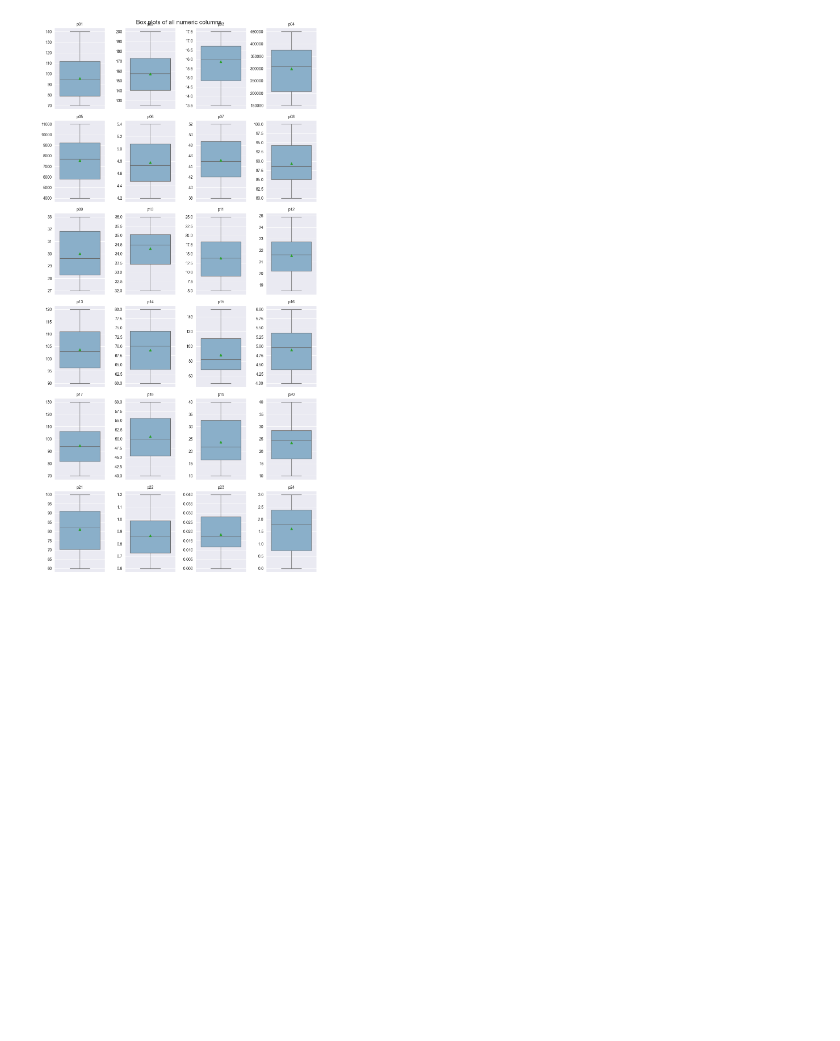
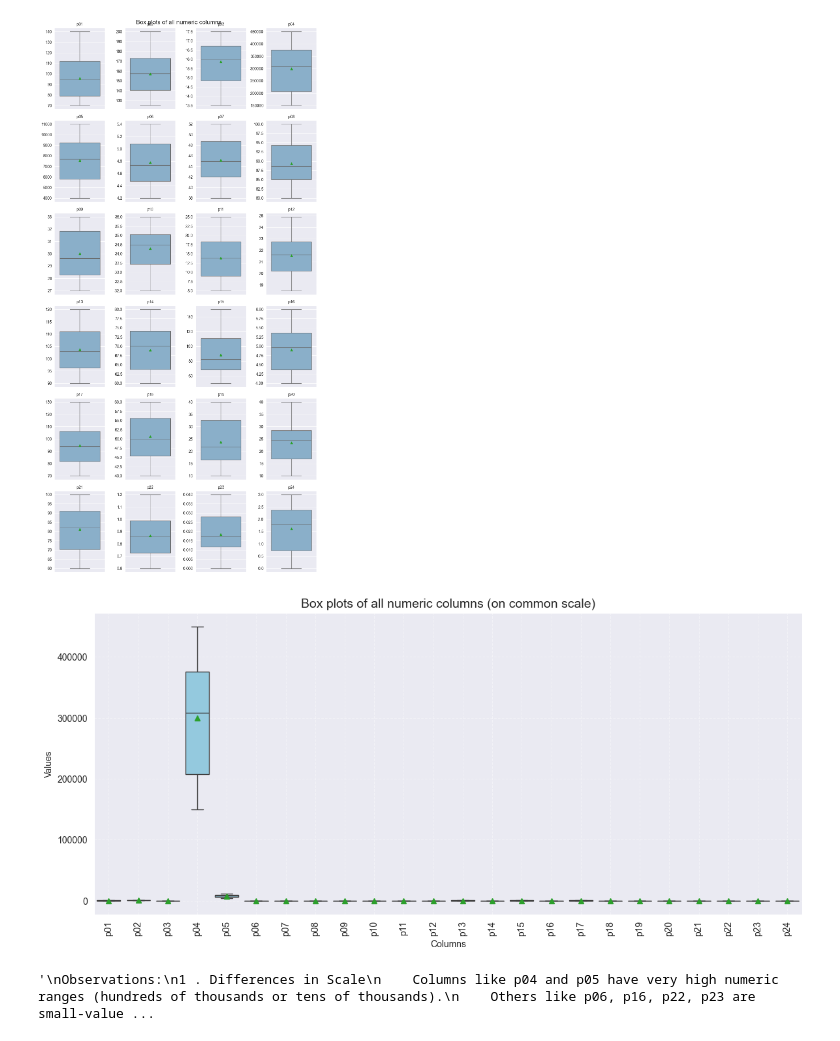
Before and after one commit to swapnilk0607/pml, a Jupyter notebook: content/swapnilkatale/Ex-7-EDA/eda_solution.ipynb, the cells around one changed output. Drawn from its saved outputs; the diff is of its cells as text; code cells hidden in the pictures; blank space fills up the shorter version.

```diff
--- a/content/swapnilkatale/Ex-7-EDA/eda_solution.ipynb
+++ b/content/swapnilkatale/Ex-7-EDA/eda_solution.ipynb
@@ -258,3 +258,33 @@ Observations :
 """
 # %% [output]
 [figure]
+# %%
+"""
+9. Create box plots for all the numerical columns on a common scale, and in a single plot, and analyze this plot. What do you observe? What are its implications?
+"""
+
+numeric_df = df_clean.select_dtypes(include='number')
+
+plt.figure(figsize=(14, 6))
+sns.boxplot(data=numeric_df, showmeans=True, color='SkyBlue')
+
+plt.title('Box plots of all numeric columns (on common scale)', fontsize=14)
+plt.xlabel('Columns')
+plt.ylabel('Values')
+plt.xticks(rotation=90)
+plt.grid(True, linestyle='--', alpha=0.4)
+plt.show()
+
+"""
+Observations:
+1 . Differences in Scale
+    Columns like p04 and p05 have very high numeric ranges (hundreds of thousands or tens of thousands).
+    Others like p06, p16, p22, p23 are small-valued (e.g., in single digits or decimal range).
+
+2. There are no outliers in any of the columns
+
+3. We need to standardization or normalization before creating the model
+"""
+# %% [output]
+[figure, added]
+'\nObservations:\n1 . Differences in Scale\n    Columns like p04 and p05 have very high numeric ranges (hundreds of thousands or tens of thousands).\n    Others like p06, p16, p22, p23 are small-value ...
```
